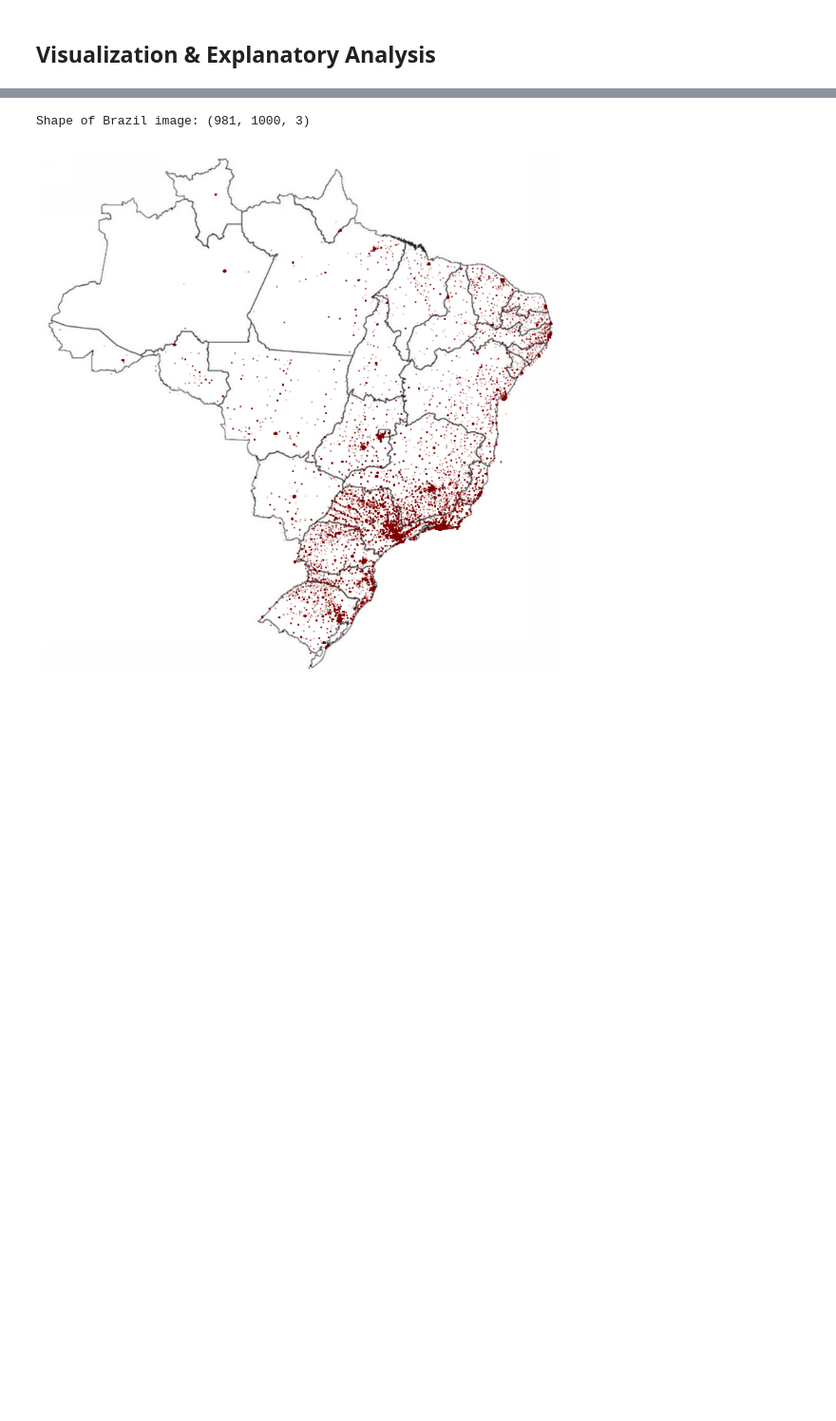
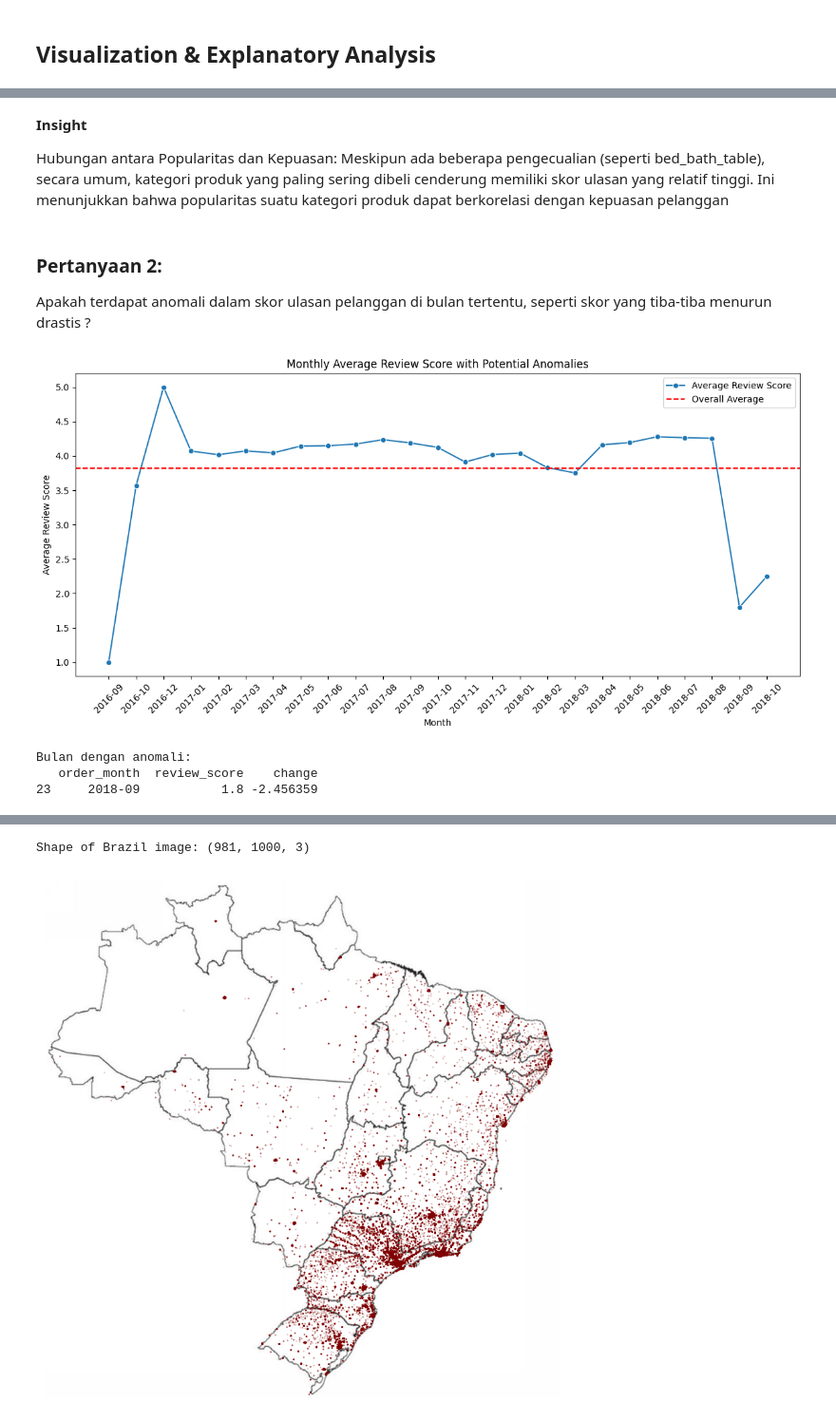
Before and after one commit to muchsaw/NgampusCoy, a Jupyter notebook: Dicoding_Proyek_Analisis_Data.ecommerce.ipynb, the cells around one changed output, grey strips where cells are left out. Shown at 95% size. Cells and saved outputs as stored; diff of their text form; code cells hidden in the pictures; blank space fills up the shorter version.

```diff
--- a/Dicoding_Proyek_Analisis_Data.ecommerce.ipynb
+++ b/Dicoding_Proyek_Analisis_Data.ecommerce.ipynb
@@ -423,17 +330,0 @@ Apakah pelanggan dari wilayah tertentu cenderung memberikan skor ulasan lebih ti
-# %%
-# Merge necessary datasets
-customer_reviews = pd.merge(data['customers'], data['orders'], on='customer_id', how='left')
-customer_reviews = pd.merge(customer_reviews, data['reviews'], on='order_id', how='left')
-
-# Group by customer state and calculate the average review score
-average_review_by_state = customer_reviews.groupby('customer_state')['review_score'].mean().reset_index()
-
-# Create the bar plot
-plt.figure(figsize=(12, 6))
-sns.barplot(x='customer_state', y='review_score', data=average_review_by_state)
-plt.xticks(rotation=45, ha='right')  # Rotate x-axis labels for better readability
-plt.title('Average Review Score by Customer State')
-plt.xlabel('Customer State')
-plt.ylabel('Average Review Score')
-plt.tight_layout()
-plt.show()
@@ -450,0 +390,47 @@ plt.show()
+# %% [markdown]
+**Insight**
+
+Hubungan antara Popularitas dan Kepuasan: Meskipun ada beberapa pengecualian (seperti bed_bath_table), secara umum, kategori produk yang paling sering dibeli cenderung memiliki skor ulasan yang relatif tinggi. Ini menunjukkan bahwa popularitas suatu kategori produk dapat berkorelasi dengan kepuasan pelanggan
+# %% [markdown]
+### Pertanyaan 2:
+
+
+Apakah terdapat anomali dalam skor ulasan pelanggan di bulan tertentu, seperti skor yang tiba-tiba menurun drastis ?
+# %%
+# Pastikan 'order_month' adalah tipe Period
+customer_reviews['order_month'] = pd.to_datetime(customer_reviews['order_purchase_timestamp']).dt.to_period('M')
+
+# Pastikan 'review_score' adalah tipe numerik (float)
+customer_reviews['review_score'] = pd.to_numeric(customer_reviews['review_score'], errors='coerce')
+
+# Group by bulan dan hitung rata-rata review score
+average_review_by_month = customer_reviews.groupby('order_month')['review_score'].mean().reset_index()
+
+# Deteksi perubahan dari bulan ke bulan
+average_review_by_month['change'] = average_review_by_month['review_score'].diff()
+
+# Convert 'order_month' to string before plotting
+average_review_by_month['order_month'] = average_review_by_month['order_month'].astype(str)
+
+# Visualisasi dengan line plot
+plt.figure(figsize=(12, 6))
+sns.lineplot(x='order_month', y='review_score', data=average_review_by_month, marker='o', label='Average Review Score')
+plt.axhline(average_review_by_month['review_score'].mean(), color='red', linestyle='--', label='Overall Average')
+plt.xticks(rotation=45)
+plt.title('Monthly Average Review Score with Potential Anomalies')
+plt.xlabel('Month')
+plt.ylabel('Average Review Score')
+plt.legend()
+plt.tight_layout()
+plt.show()
+
+# Tampilkan bulan dengan penurunan drastis (anomali)
+threshold = -1.0  # Contoh: Penurunan lebih dari 1 poin dianggap anomali
+anomalies = average_review_by_month[average_review_by_month['change'] < threshold]
+print("Bulan dengan anomali:")
+print(anomalies)
+# %% [output]
+[figure, added]
+Bulan dengan anomali:
+   order_month  review_score    change
+23     2018-09           1.8 -2.456359
```
Also changed, not shown: parts of 46 cells of this notebook.
